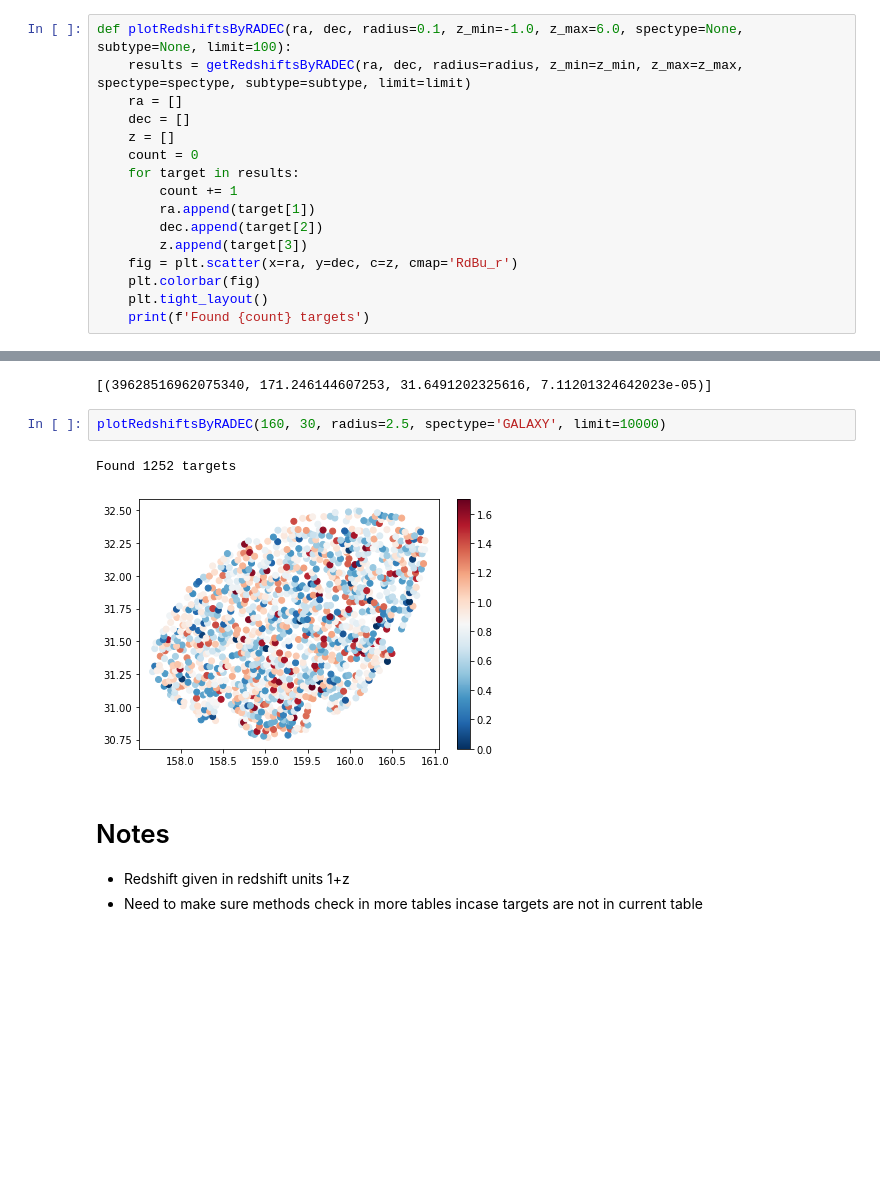
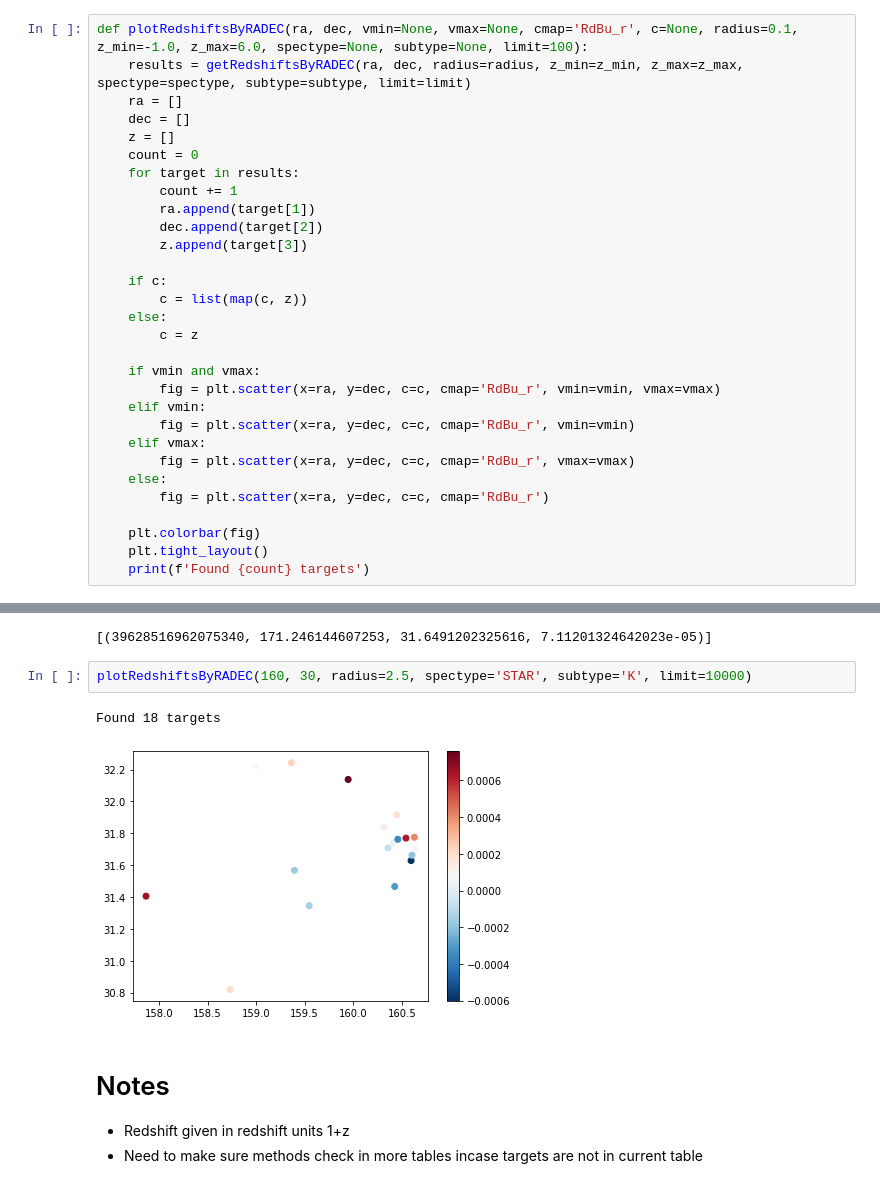
Before and after one commit to ronitnag04/desi_nersc, a Jupyter notebook: TestAccess.ipynb, the cells around one changed output, grey strips where cells are left out. Drawn from its saved outputs; the diff is of its cells as text; blank space fills up the shorter version.

Commit message:
Added spectype, subtype, z, c filter options

```diff
--- a/TestAccess.ipynb
+++ b/TestAccess.ipynb
@@ -311,7 +314,7 @@ def getRedshiftsByRADEC(ra, dec, radius=0.01, z_min=-1.0, z_max=6.0, spectype=No
     results = q.all()
     return results
 # %%
-def plotRedshiftsByRADEC(ra, dec, radius=0.1, z_min=-1.0, z_max=6.0, spectype=None, subtype=None, limit=100):
+def plotRedshiftsByRADEC(ra, dec, vmin=None, vmax=None, cmap='RdBu_r', c=None, radius=0.1, z_min=-1.0, z_max=6.0, spectype=None, subtype=None, limit=100):
     results = getRedshiftsByRADEC(ra, dec, radius=radius, z_min=z_min, z_max=z_max, spectype=spectype, subtype=subtype, limit=limit)
     ra = []
     dec = []
@@ -322,7 +325,21 @@ def plotRedshiftsByRADEC(ra, dec, radius=0.1, z_min=-1.0, z_max=6.0, spectype=No
         ra.append(target[1])
         dec.append(target[2])
         z.append(target[3])
-    fig = plt.scatter(x=ra, y=dec, c=z, cmap='RdBu_r')
+
+    if c:
+        c = list(map(c, z))
+    else:
+        c = z
+
+    if vmin and vmax:
+        fig = plt.scatter(x=ra, y=dec, c=c, cmap='RdBu_r', vmin=vmin, vmax=vmax)
+    elif vmin:
+        fig = plt.scatter(x=ra, y=dec, c=c, cmap='RdBu_r', vmin=vmin)
+    elif vmax:
+        fig = plt.scatter(x=ra, y=dec, c=c, cmap='RdBu_r', vmax=vmax)
+    else:
+        fig = plt.scatter(x=ra, y=dec, c=c, cmap='RdBu_r')
+
     plt.colorbar(fig)
     plt.tight_layout()
     print(f'Found {count} targets')
@@ -331,10 +348,10 @@ getRedshiftsByRADEC(170, 30, radius=2.5, z_max=2.0, spectype='STAR', subtype='K'
 # %% [output]
 [(39628516962075340, 171.246144607253, 31.6491202325616, 7.11201324642023e-05)]
 # %%
-plotRedshiftsByRADEC(160, 30, radius=2.5, spectype='GALAXY', limit=10000)
+plotRedshiftsByRADEC(160, 30, radius=2.5, spectype='STAR', subtype='K', limit=10000)
 # %% [output]
-Found 1252 targets
+Found 18 targets
-[figure, old version]
+[figure, new version]
 # %% [markdown]
 # Notes
 - Redshift given in redshift units 1+z
```
Also changed, not shown: parts of 4 cells of this notebook.
